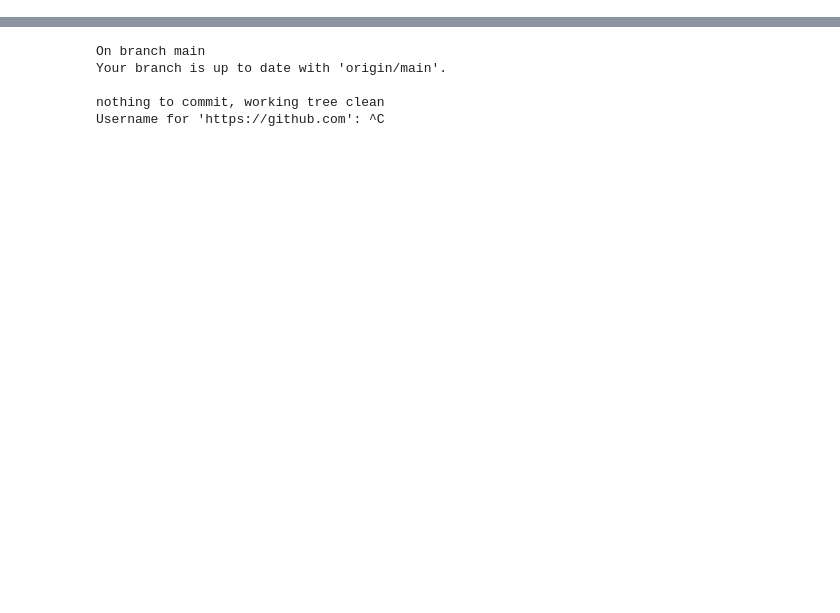
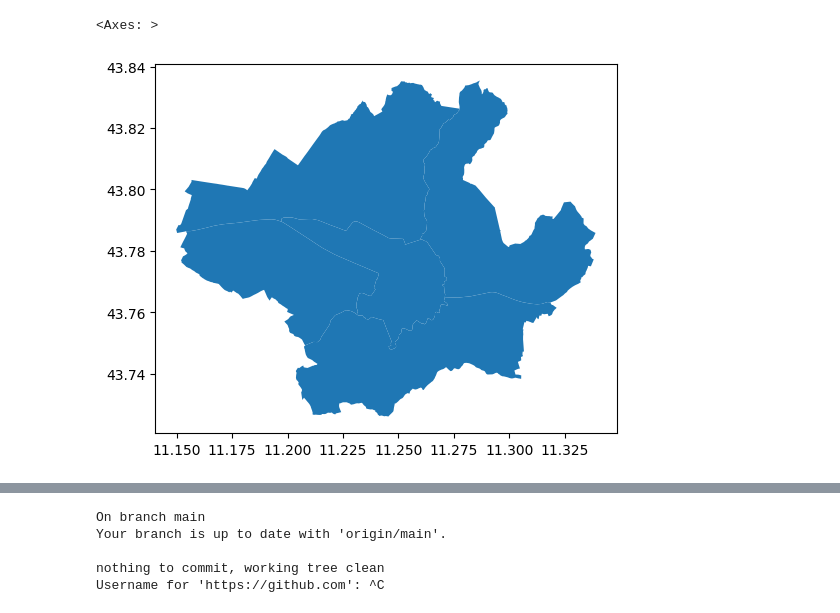
Before and after one commit to clelia-p/geospatial_analysis, a Jupyter notebook: project.ipynb, the cells around one changed output, grey strips where cells are left out. Drawn from its saved outputs; the diff is of its cells as text; code cells hidden in the pictures; blank space fills up the shorter version.

Commit message:
opened the data files

```diff
--- a/project.ipynb
+++ b/project.ipynb
@@ -52,0 +90,6 @@ sudo: a password is required
+# %%
+#now we can load the data
+quartieri= gpd.read_file('quartieriPolygon.shp').to_crs(epsg=4326)
+rastrelliere= gpd.read_file('rastrellierePoint.shp').to_crs(epsg=4326)
+noleggio_bici= gpd.read_file('noleggio_biciPoint.shp').to_crs(epsg=4326)
+areepedonali= gpd.read_file('areepedonaliPolygon.shp').to_crs(epsg=4326)
@@ -52,0 +106,6 @@ sudo: a password is required
+# %%
+#plot the data
+quartieri.plot()
+# %% [output]
+<Axes: >
+[figure, added]
```
Also changed, not shown: parts of 9 cells of this notebook, 48 other files.
